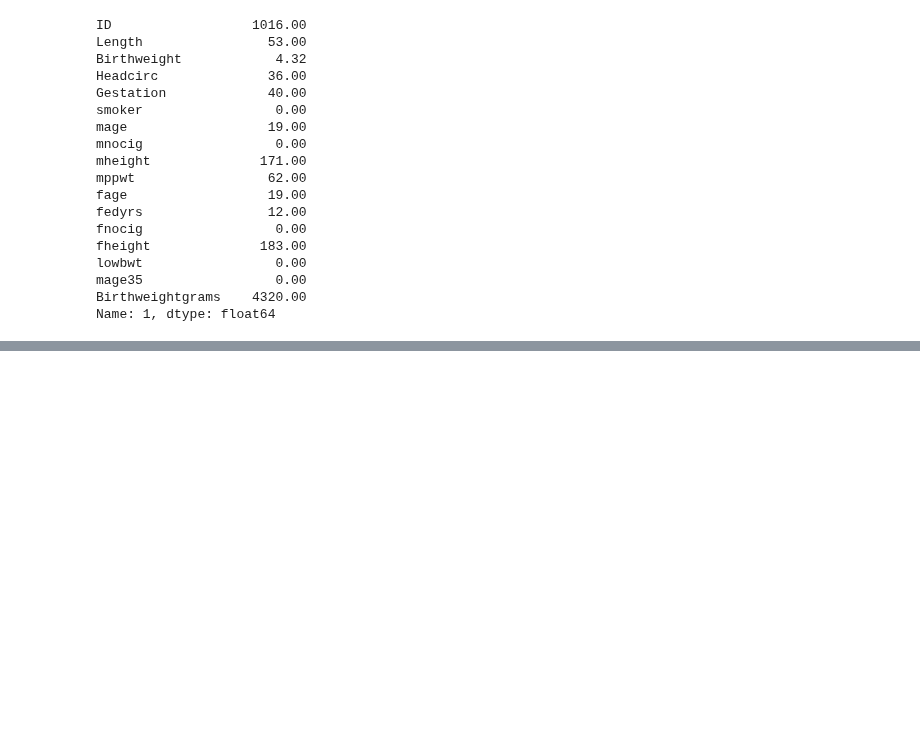
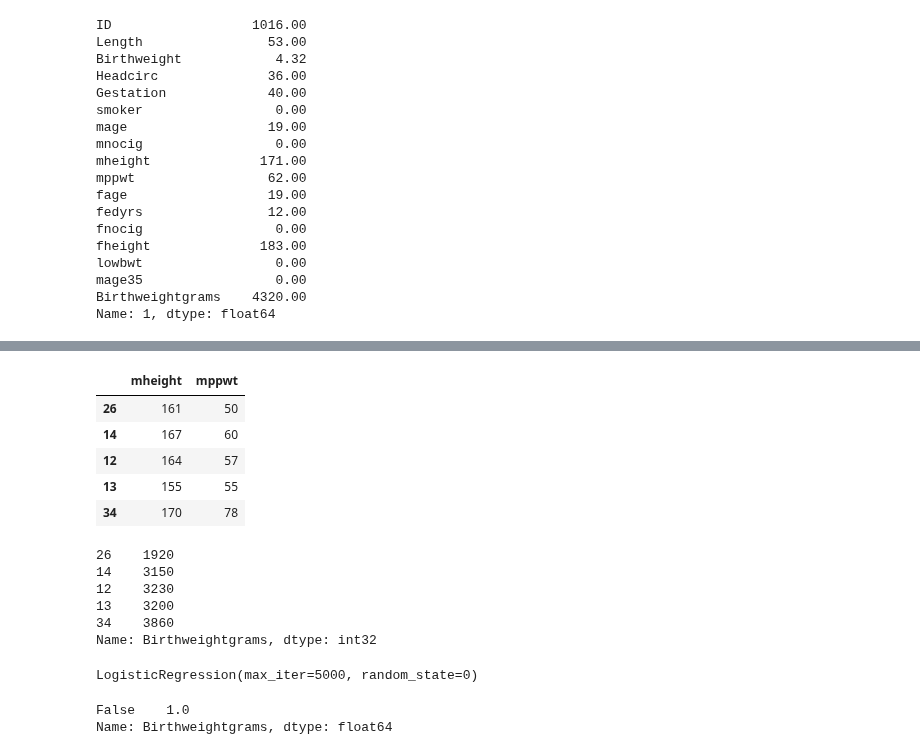
Before and after one commit to Jonathangmit/Machine-learning-and-statistics, a Jupyter notebook: Sheffield stats birth.ipynb, the cells around one changed output, grey strips where cells are left out. Drawn from its saved outputs; the diff is of its cells as text; code cells hidden in the pictures; blank space fills up the shorter version.

```diff
--- a/Sheffield stats birth.ipynb
+++ b/Sheffield stats birth.ipynb
@@ -190,0 +257,18 @@ array([4100])
+# %%
+inputs.head()
+# %% [output]
+|  | mheight | mppwt |
+| 26 | 161 | 50 |
+| 14 | 167 | 60 |
+| 12 | 164 | 57 |
+| 13 | 155 | 55 |
+| 34 | 170 | 78 |
+# %%
+output.head()
+# %% [output]
+26    1920
+14    3150
+12    3230
+13    3200
+34    3860
+Name: Birthweightgrams, dtype: int32
@@ -190,0 +277,10 @@ array([4100])
+# %%
+lre2.fit(inputs,output)
+# %% [output]
+LogisticRegression(max_iter=5000, random_state=0)
+# %%
+predictions =lre2.predict(test[['mheight','mppwt']])
+(predictions == test['Birthweightgrams']).value_counts(normalize =True)
+# %% [output]
+False    1.0
+Name: Birthweightgrams, dtype: float64
```
Also changed, not shown: parts of 15 cells of this notebook.
